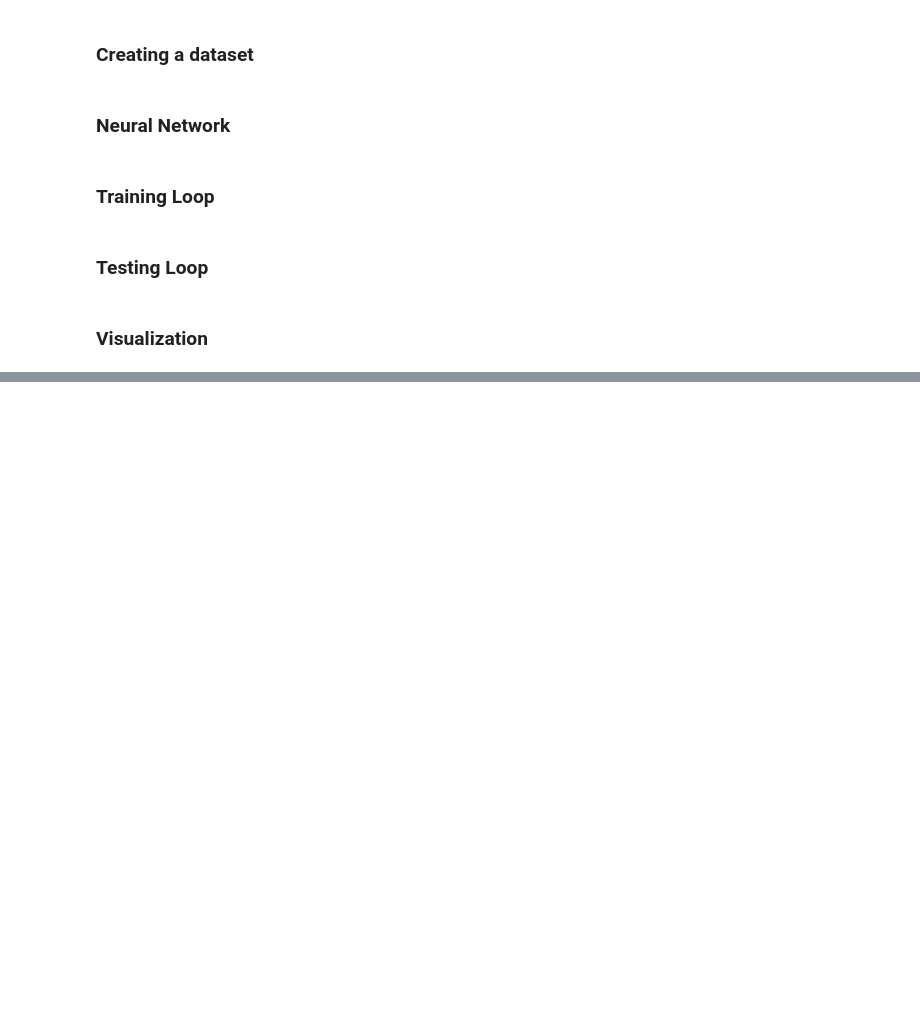
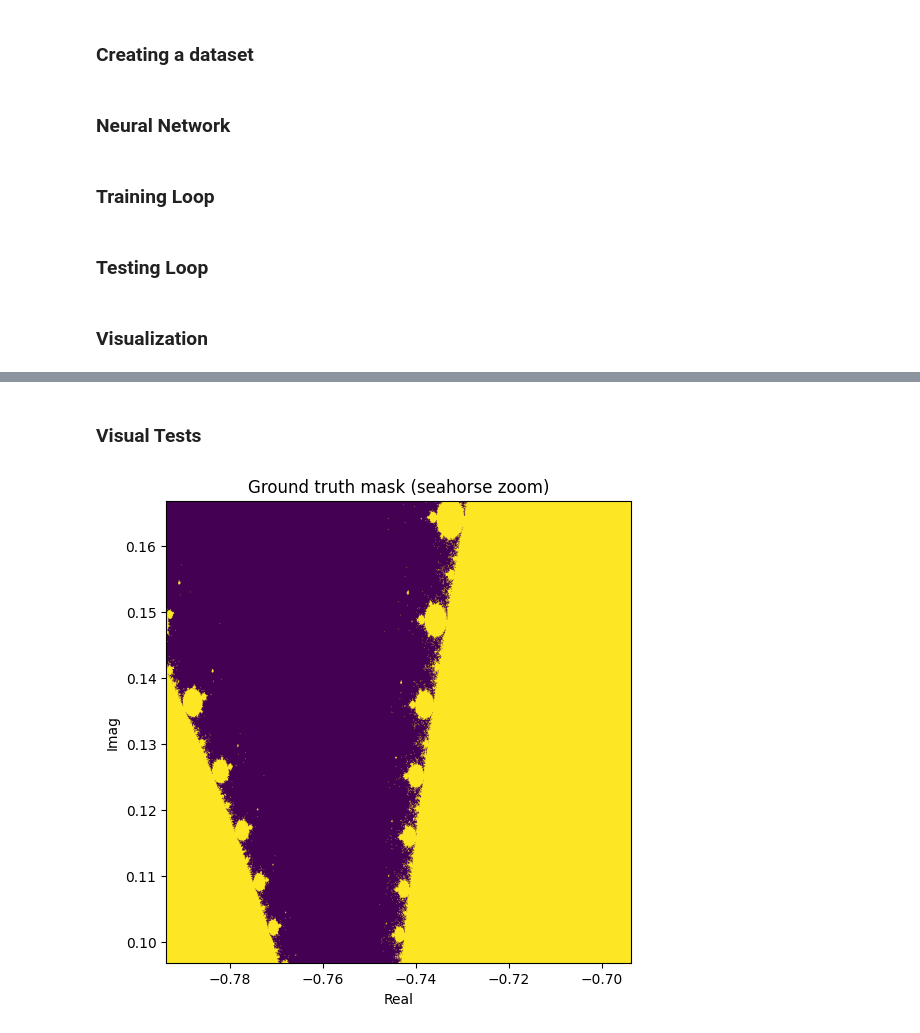
Before and after one commit to Charly21r/Mandelbrot-set-neural-net, a Jupyter notebook: experiment.ipynb, the cells around one changed output, grey strips where cells are left out. Cells and saved outputs as stored; diff of their text form; code cells hidden in the pictures; blank space fills up the shorter version.

Commit message:
add some visual tests

```diff
--- a/experiment.ipynb
+++ b/experiment.ipynb
@@ -287,3 +326,29 @@ build_model_fn = lambda: NeuralNetFourierFeatures(num_hidden_layers=4)
 save_animation(checkpoint_paths, build_model_fn, device,
                xlim=(-2,1), ylim=(-1.5,1.5), res=(400,400),
                outpath="images/training.gif")
+# %% [markdown]
+### Visual Tests
+# %%
+center = (-0.743643887037151, 0.131825904205330)  # seahorse valley
+initial_width, initial_height = 1.0, 0.7
+z = 0.1
+
+width = initial_width * z
+height = initial_height * z
+
+x_center, y_center = center
+xlim = (x_center - width / 2, x_center + width / 2)
+ylim = (y_center - height / 2, y_center + height / 2)
+
+# GT mask at this zoom
+X_gt, Y_gt, gt_mask = mandelbrot_grid_dataset(
+    nx=800, ny=800, xlim=xlim, ylim=ylim, max_iter=1000
+)
+
+plt.figure(figsize=(6, 6))
+plt.imshow(gt_mask, extent=[*xlim, *ylim], origin="lower", aspect="auto")
+plt.xlabel("Real"); plt.ylabel("Imag")
+plt.title("Ground truth mask (seahorse zoom)")
+plt.show()
+# %% [output]
+[figure, added]
```
Also changed, not shown: parts of 2 cells of this notebook, 1 other file.
